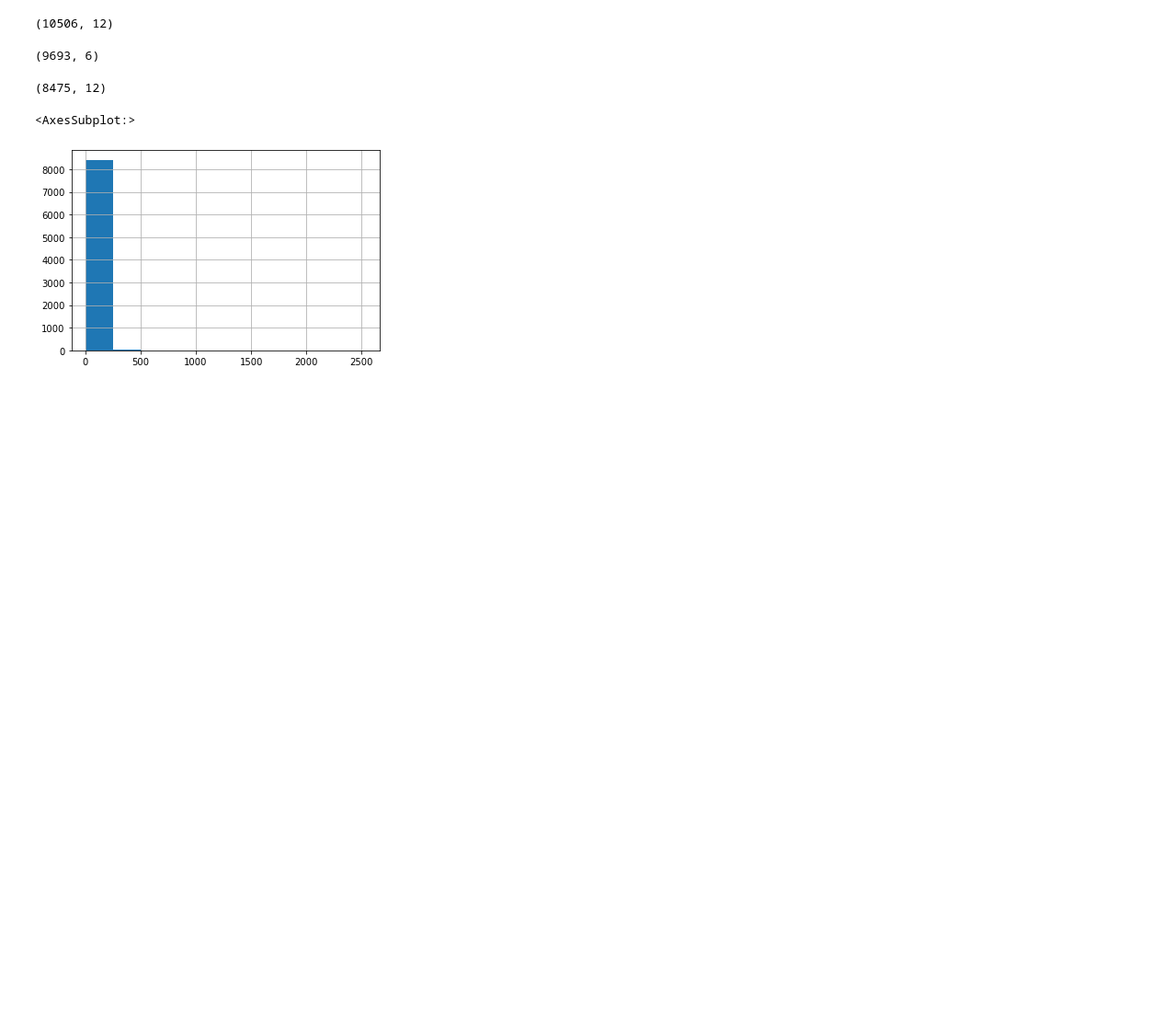
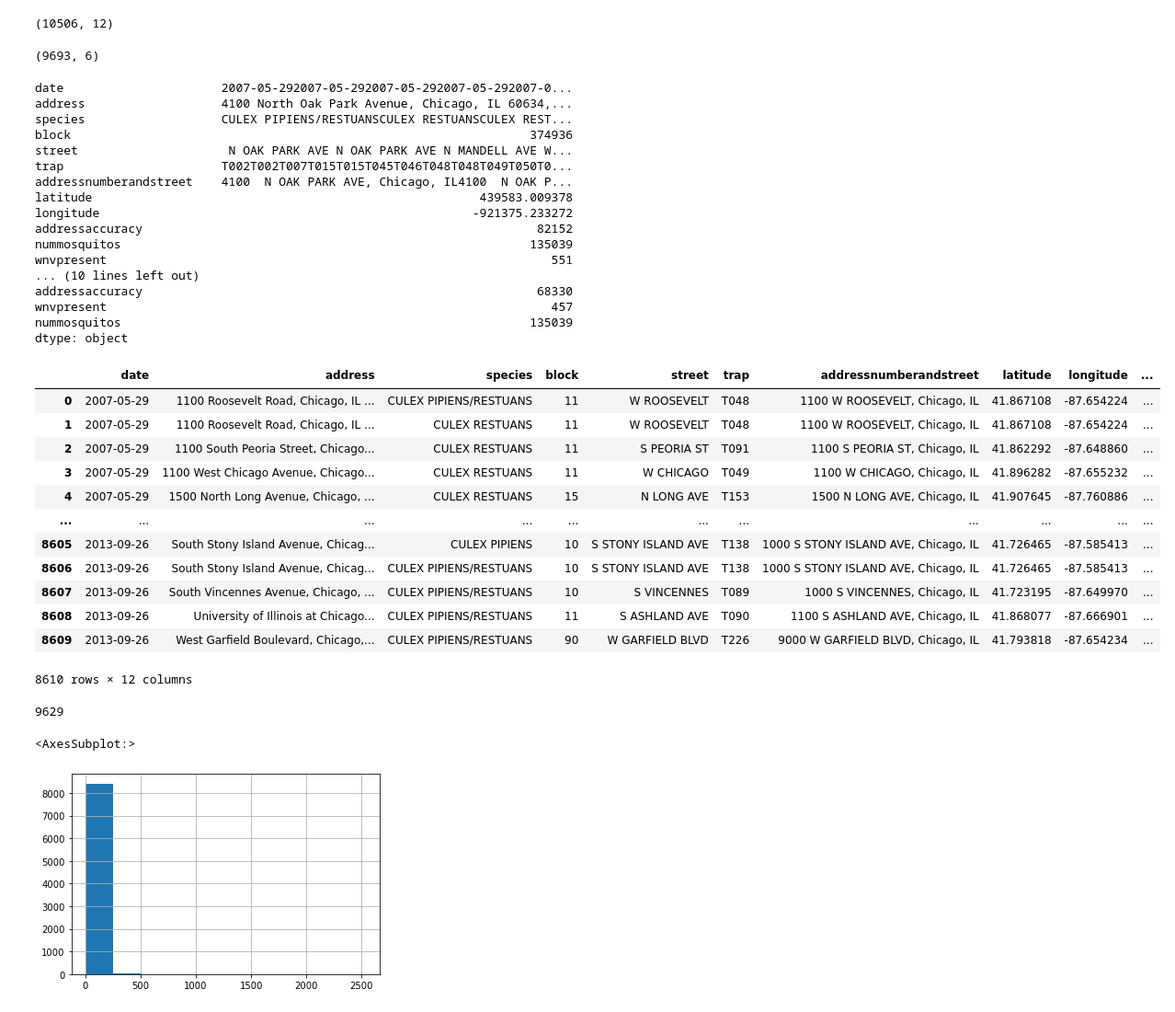
Before and after one commit to msamhz/GA-Project_4, a Jupyter notebook: code/test_data.ipynb, the cells around one changed output. Shown: that part at 92% size. Drawn from its saved outputs; the diff is of its cells as text; code cells hidden in the pictures; blank space fills up the shorter version.

```diff
--- a/code/test_data.ipynb
+++ b/code/test_data.ipynb
@@ -89,8 +77,51 @@ train.groupby(list(train.columns))[list(train.columns)].mean().shape
+# %%
+col_w = list(train.columns)
+col_w.remove('nummosquitos')
+#col_w
 # %%
-df_t = train.groupby(list(train.columns[:10]))['nummosquitos', 'wnvpresent'].agg('sum')
-df_t.reset_index().shape
+df_t = train.groupby(col_w)['nummosquitos'].agg('sum')
+
+df_t=pd.DataFrame(df_t)
+df_t.reset_index(inplace=True)
-# %% [output]
-(8475, 12)
+# %%
+print(train.sum())
+print(df_t.sum())
+df_t
+# %% [output]
+date                      2007-05-292007-05-292007-05-292007-05-292007-0...
+address                   4100 North Oak Park Avenue, Chicago, IL 60634,...
+species                   CULEX PIPIENS/RESTUANSCULEX RESTUANSCULEX REST...
+block                                                                374936
+street                     N OAK PARK AVE N OAK PARK AVE N MANDELL AVE W...
+trap                      T002T002T007T015T015T045T046T048T048T049T050T0...
+addressnumberandstreet    4100  N OAK PARK AVE, Chicago, IL4100  N OAK P...
+latitude                                                      439583.009378
+longitude                                                    -921375.233272
+addressaccuracy                                                       82152
+nummosquitos                                                         135039
+wnvpresent                                                              551
+... (10 lines left out)
+addressaccuracy                                                       68330
+wnvpresent                                                              457
+nummosquitos                                                         135039
+dtype: object
+|  | date | address | species | block | street | trap | addressnumberandstreet | latitude | longitude | ... |
+| 0 | 2007-05-29 | 1100 Roosevelt Road, Chicago, IL ... | CULEX PIPIENS/RESTUANS | 11 | W ROOSEVELT | T048 | 1100 W ROOSEVELT, Chicago, IL | 41.867108 | -87.654224 | ... |
+| 1 | 2007-05-29 | 1100 Roosevelt Road, Chicago, IL ... | CULEX RESTUANS | 11 | W ROOSEVELT | T048 | 1100 W ROOSEVELT, Chicago, IL | 41.867108 | -87.654224 | ... |
+| 2 | 2007-05-29 | 1100 South Peoria Street, Chicago... | CULEX RESTUANS | 11 | S PEORIA ST | T091 | 1100 S PEORIA ST, Chicago, IL | 41.862292 | -87.648860 | ... |
+| 3 | 2007-05-29 | 1100 West Chicago Avenue, Chicago... | CULEX RESTUANS | 11 | W CHICAGO | T049 | 1100 W CHICAGO, Chicago, IL | 41.896282 | -87.655232 | ... |
+| 4 | 2007-05-29 | 1500 North Long Avenue, Chicago, ... | CULEX RESTUANS | 15 | N LONG AVE | T153 | 1500 N LONG AVE, Chicago, IL | 41.907645 | -87.760886 | ... |
+| ... | ... | ... | ... | ... | ... | ... | ... | ... | ... | ... |
+| 8605 | 2013-09-26 | South Stony Island Avenue, Chicag... | CULEX PIPIENS | 10 | S STONY ISLAND AVE | T138 | 1000 S STONY ISLAND AVE, Chicago, IL | 41.726465 | -87.585413 | ... |
+| 8606 | 2013-09-26 | South Stony Island Avenue, Chicag... | CULEX PIPIENS/RESTUANS | 10 | S STONY ISLAND AVE | T138 | 1000 S STONY ISLAND AVE, Chicago, IL | 41.726465 | -87.585413 | ... |
+| 8607 | 2013-09-26 | South Vincennes Avenue, Chicago, ... | CULEX PIPIENS/RESTUANS | 10 | S VINCENNES | T089 | 1000 S VINCENNES, Chicago, IL | 41.723195 | -87.649970 | ... |
+| 8608 | 2013-09-26 | University of Illinois at Chicago... | CULEX PIPIENS/RESTUANS | 11 | S ASHLAND AVE | T090 | 1100 S ASHLAND AVE, Chicago, IL | 41.868077 | -87.666901 | ... |
+| 8609 | 2013-09-26 | West Garfield Boulevard, Chicago,... | CULEX PIPIENS/RESTUANS | 90 | W GARFIELD BLVD | T226 | 9000 W GARFIELD BLVD, Chicago, IL | 41.793818 | -87.654234 | ... |
+8610 rows × 12 columns
+# %%
+8610+1019
+# %% [output]
+9629
 # %%
 df_t['nummosquitos'].hist()
 #.sort_values().values
```
Also changed, not shown: parts of 4 cells of this notebook.
